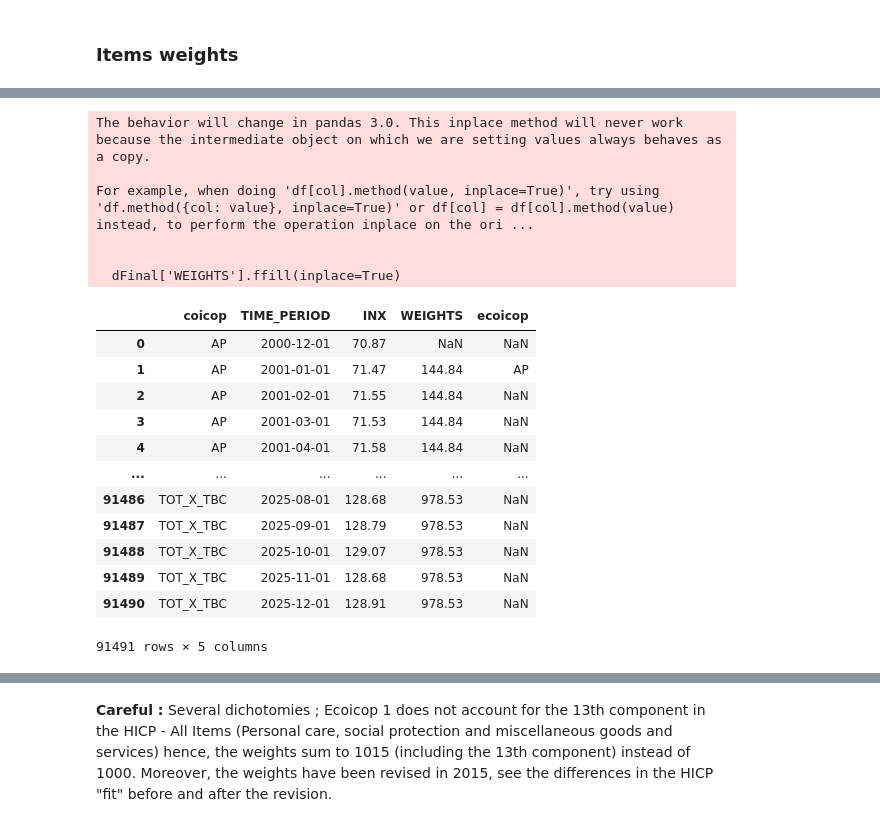
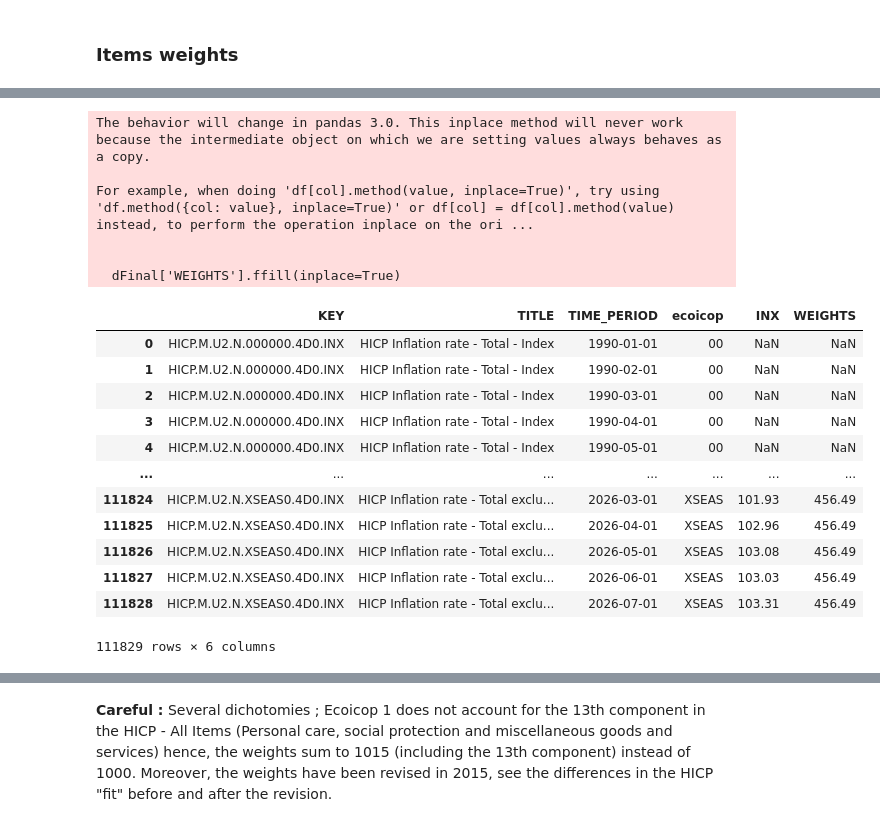
Before and after one commit to Lea-Gosselin/ismi-index, a Jupyter notebook: collectData.ipynb, the cells around one changed output, grey strips where cells are left out. Cells and saved outputs as stored; diff of their text form; code cells hidden in the pictures.

Commit message:
Explore ECB weights instead of EC ones

```diff
--- a/collectData.ipynb
+++ b/collectData.ipynb
@@ -61,16 +56,17 @@ tempIdx
 # %%
-# # Get ECOICOP sub-keys : Index
-# uniKeys = tempIdx.KEY.unique()
-# unEcoicop = [[i, i.split(".")[4]] for i in uniKeys]
-# temp = pd.DataFrame(unEcoicop, columns=["KEY", "ecoicop"])
-# tempIdx = pd.merge(tempIdx, temp, how="left", on="KEY")
+# Get ECOICOP sub-keys : Index
+uniKeys = tempIdx.KEY.unique()
+unEcoicop = [[i, i.split(".")[4]] for i in uniKeys]
+temp = pd.DataFrame(unEcoicop, columns=["KEY", "ecoicop"])
+tempIdx = pd.merge(tempIdx, temp, how="left", on="KEY")
+tempIdx
 
-# # Convert in float identifiers
-# tempIdx["ecoicop"] = tempIdx["ecoicop"].str.rstrip('0')
+# Convert in float identifiers
+tempIdx["ecoicop"] = tempIdx["ecoicop"].str.rstrip('0')
 
-# # Deal with HICP.M.U2.N.000000.4D0.INX (HICP Index - Total) and "Education services"
-# tempIdx.loc[tempIdx.KEY == "HICP.M.U2.N.000000.4D0.INX", "ecoicop"] = '00'
-# tempIdx.loc[tempIdx.KEY == "HICP.M.U2.N.100000.4D0.INX", "ecoicop"] = '10'
+# Deal with HICP.M.U2.N.000000.4D0.INX (HICP Index - Total) and "Education services"
+tempIdx.loc[tempIdx.KEY == "HICP.M.U2.N.000000.4D0.INX", "ecoicop"] = '00'
+tempIdx.loc[tempIdx.KEY == "HICP.M.U2.N.100000.4D0.INX", "ecoicop"] = '10'
 
 # Dates management
 tempIdx['TIME_PERIOD'] = pd.to_datetime(tempIdx['TIME_PERIOD'].astype(str), format='%Y-%m')
@@ -79,8 +75,7 @@ tempIdx['TIME_PERIOD'] = pd.to_datetime(tempIdx['TIME_PERIOD'].astype(str), form
 tempIdx = tempIdx.rename(columns={"OBS_VALUE":"INX"})
 # %%
 # Resize
-# tempIdx = tempIdx[["KEY","TITLE","TIME_PERIOD","ecoicop","INX"]]
-tempIdx = tempIdx[["coicop","TIME_PERIOD","INX"]]
+tempIdx = tempIdx[["KEY","TITLE","TIME_PERIOD","ecoicop","INX"]]
 # %% [markdown]
 ### Items weights
 # %%
@@ -114,43 +95,37 @@ tempW['TIME_PERIOD'] = pd.to_datetime(tempW['TIME_PERIOD'].astype(str) + "-01",
 tempW = tempW.rename(columns={"OBS_VALUE":"WEIGHTS"})
 # %%
 # We merge both dataframes
-# dFinal = pd.merge(
-#     tempIdx, tempW[["TIME_PERIOD","ecoicop","WEIGHTS"]],
-#     how="left",
-#     left_on=["TIME_PERIOD", "ecoicop"],
-#     right_on=["TIME_PERIOD", "ecoicop"]
-# )
-
 dFinal = pd.merge(
-    tempIdx, tempW[["TIME_PERIOD","coicop","WEIGHTS","ecoicop"]],
+    tempIdx, tempW[["TIME_PERIOD","ecoicop","WEIGHTS"]],
     how="left",
-    left_on=["TIME_PERIOD", "coicop"],
-    right_on=["TIME_PERIOD", "coicop"]
+    left_on=["TIME_PERIOD", "ecoicop"],
+    right_on=["TIME_PERIOD", "ecoicop"]
 )
 
 # Forward fill
 dFinal['WEIGHTS'].ffill(inplace=True)
 dFinal
+
 # Exclude 13th component (ECOICOP 2) : Personal Care, Social Protection, Miscellaneous Goods and Services. Included as of 2026-01.
 # dFinal = dFinal[~dFinal["ecoicop"].str.startswith("13")].dropna()
 # %% [output]
 The behavior will change in pandas 3.0. This inplace method will never work because the intermediate object on which we are setting values always behaves as a copy.
 
 For example, when doing 'df[col].method(value, inplace=True)', try using 'df.method({col: value}, inplace=True)' or df[col] = df[col].method(value) instead, to perform the operation inplace on the ori ...
 
 
   dFinal['WEIGHTS'].ffill(inplace=True)
-|  | coicop | TIME_PERIOD | INX | WEIGHTS | ecoicop |
-| 0 | AP | 2000-12-01 | 70.87 | NaN | NaN |
-| 1 | AP | 2001-01-01 | 71.47 | 144.84 | AP |
-| 2 | AP | 2001-02-01 | 71.55 | 144.84 | NaN |
-| 3 | AP | 2001-03-01 | 71.53 | 144.84 | NaN |
-| 4 | AP | 2001-04-01 | 71.58 | 144.84 | NaN |
-| ... | ... | ... | ... | ... | ... |
-| 91486 | TOT_X_TBC | 2025-08-01 | 128.68 | 978.53 | NaN |
-| 91487 | TOT_X_TBC | 2025-09-01 | 128.79 | 978.53 | NaN |
-| 91488 | TOT_X_TBC | 2025-10-01 | 129.07 | 978.53 | NaN |
-| 91489 | TOT_X_TBC | 2025-11-01 | 128.68 | 978.53 | NaN |
-| 91490 | TOT_X_TBC | 2025-12-01 | 128.91 | 978.53 | NaN |
+|  | KEY | TITLE | TIME_PERIOD | ecoicop | INX | WEIGHTS |
+| 0 | HICP.M.U2.N.000000.4D0.INX | HICP Inflation rate - Total - Index | 1990-01-01 | 00 | NaN | NaN |
+| 1 | HICP.M.U2.N.000000.4D0.INX | HICP Inflation rate - Total - Index | 1990-02-01 | 00 | NaN | NaN |
+| 2 | HICP.M.U2.N.000000.4D0.INX | HICP Inflation rate - Total - Index | 1990-03-01 | 00 | NaN | NaN |
+| 3 | HICP.M.U2.N.000000.4D0.INX | HICP Inflation rate - Total - Index | 1990-04-01 | 00 | NaN | NaN |
+| 4 | HICP.M.U2.N.000000.4D0.INX | HICP Inflation rate - Total - Index | 1990-05-01 | 00 | NaN | NaN |
+| ... | ... | ... | ... | ... | ... | ... |
+| 111824 | HICP.M.U2.N.XSEAS0.4D0.INX | HICP Inflation rate - Total exclu... | 2026-03-01 | XSEAS | 101.93 | 456.49 |
+| 111825 | HICP.M.U2.N.XSEAS0.4D0.INX | HICP Inflation rate - Total exclu... | 2026-04-01 | XSEAS | 102.96 | 456.49 |
+| 111826 | HICP.M.U2.N.XSEAS0.4D0.INX | HICP Inflation rate - Total exclu... | 2026-05-01 | XSEAS | 103.08 | 456.49 |
+| 111827 | HICP.M.U2.N.XSEAS0.4D0.INX | HICP Inflation rate - Total exclu... | 2026-06-01 | XSEAS | 103.03 | 456.49 |
+| 111828 | HICP.M.U2.N.XSEAS0.4D0.INX | HICP Inflation rate - Total exclu... | 2026-07-01 | XSEAS | 103.31 | 456.49 |
-91491 rows × 5 columns
+111829 rows × 6 columns
 # %%
```
Also changed, not shown: parts of 7 cells of this notebook.
